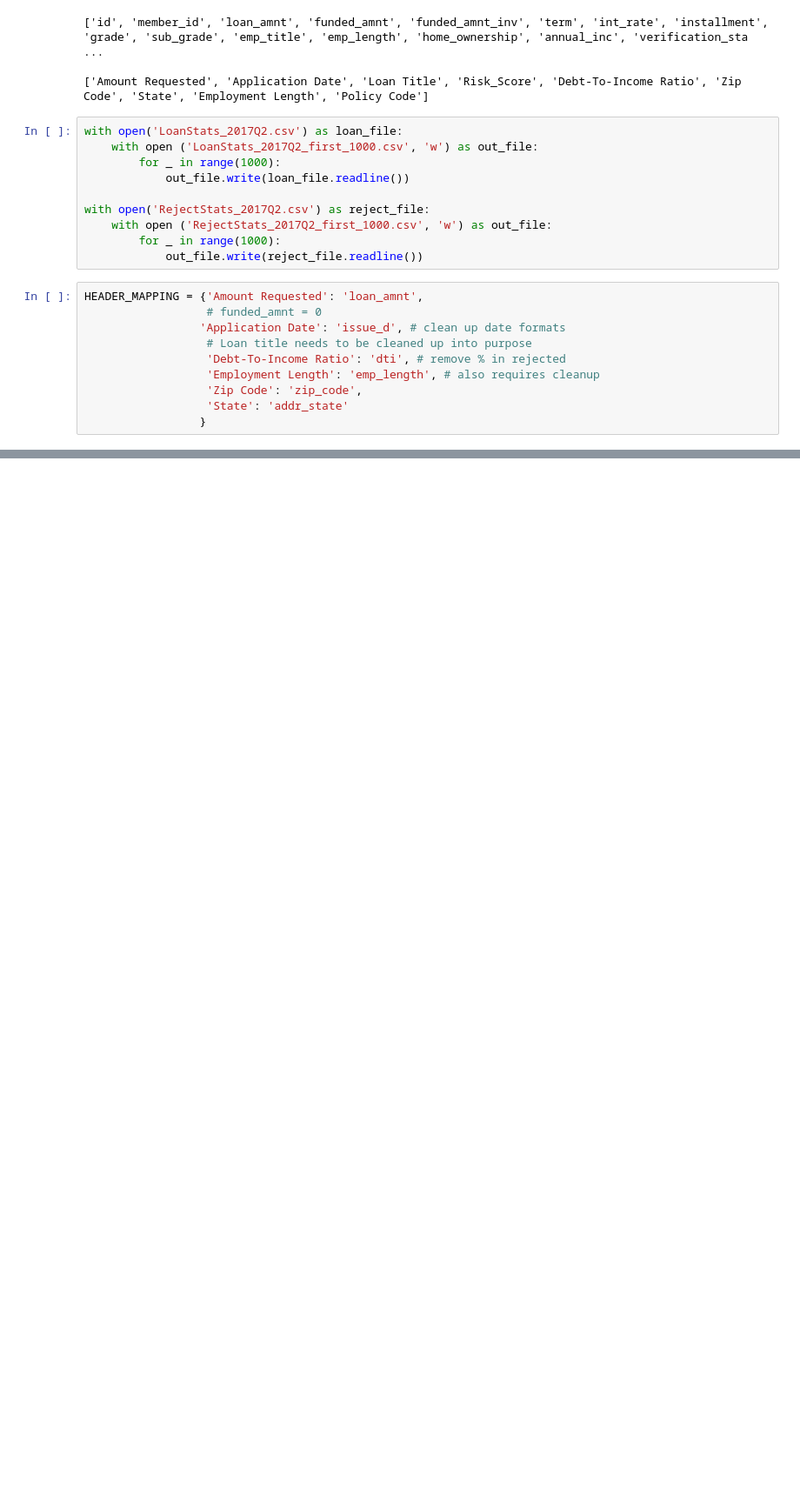
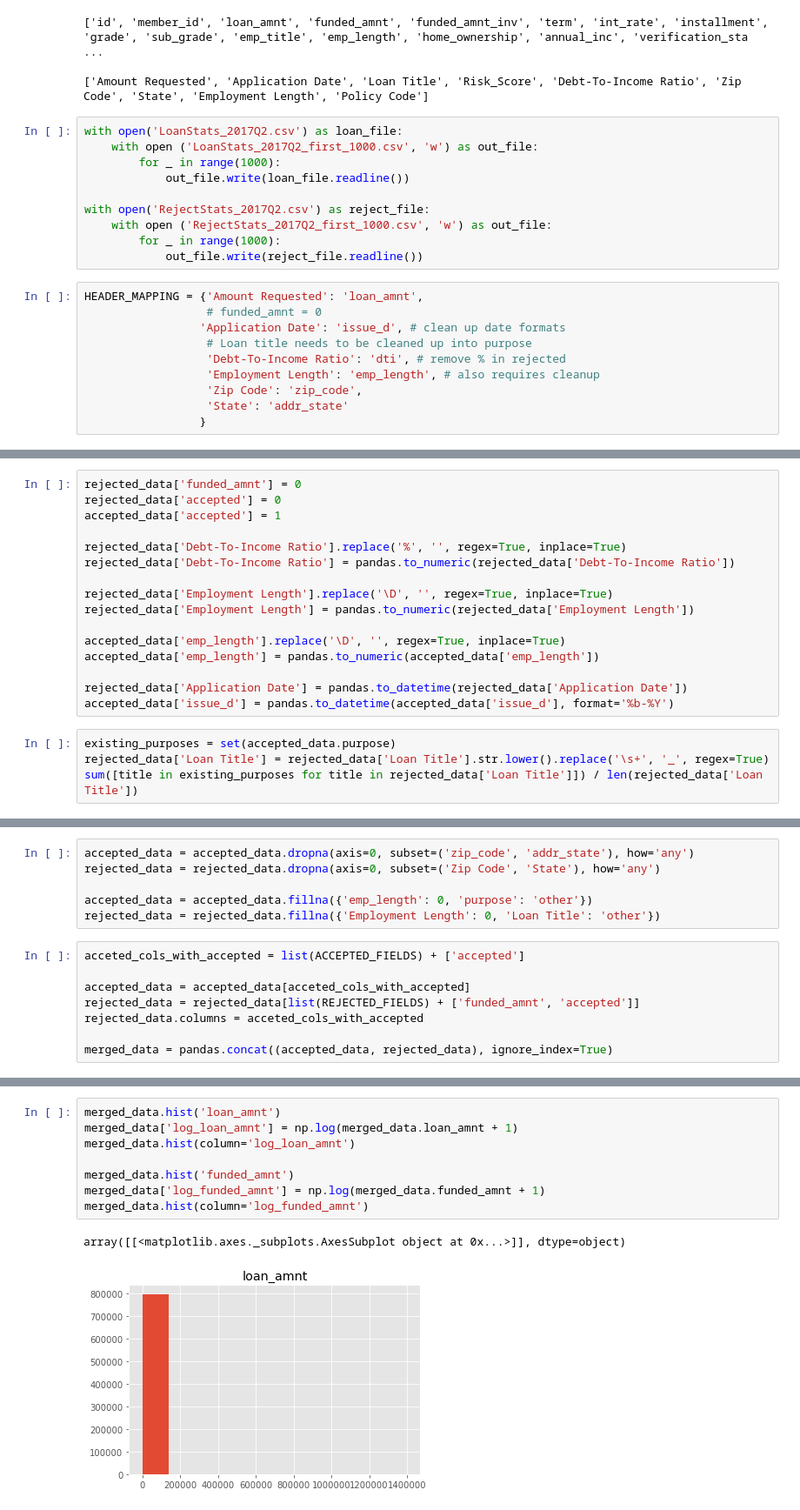
Before and after one commit to guydav/minerva, a Jupyter notebook: notebooks/CS156/3.X Lending Club.ipynb, the cells around one changed output, grey strips where cells are left out. Shown: that part at 87% size. Drawn from its saved outputs; the diff is of its cells as text; blank space fills up the shorter version.

```diff
--- a/notebooks/CS156/3.X Lending Club.ipynb
+++ b/notebooks/CS156/3.X Lending Club.ipynb
@@ -56,0 +75,20 @@ HEADER_MAPPING = {'Amount Requested': 'loan_amnt',
+# %%
+rejected_data['funded_amnt'] = 0
+rejected_data['accepted'] = 0
+accepted_data['accepted'] = 1
+
+rejected_data['Debt-To-Income Ratio'].replace('%', '', regex=True, inplace=True)
+rejected_data['Debt-To-Income Ratio'] = pandas.to_numeric(rejected_data['Debt-To-Income Ratio'])
+
+rejected_data['Employment Length'].replace('\D', '', regex=True, inplace=True)
+rejected_data['Employment Length'] = pandas.to_numeric(rejected_data['Employment Length'])
+
+accepted_data['emp_length'].replace('\D', '', regex=True, inplace=True)
+accepted_data['emp_length'] = pandas.to_numeric(accepted_data['emp_length'])
+
+rejected_data['Application Date'] = pandas.to_datetime(rejected_data['Application Date'])
+accepted_data['issue_d'] = pandas.to_datetime(accepted_data['issue_d'], format='%b-%Y')
+# %%
+existing_purposes = set(accepted_data.purpose)
+rejected_data['Loan Title'] = rejected_data['Loan Title'].str.lower().replace('\s+', '_', regex=True)
+sum([title in existing_purposes for title in rejected_data['Loan Title']]) / len(rejected_data['Loan Title'])
@@ -56,0 +124,14 @@ HEADER_MAPPING = {'Amount Requested': 'loan_amnt',
+# %%
+accepted_data = accepted_data.dropna(axis=0, subset=('zip_code', 'addr_state'), how='any')
+rejected_data = rejected_data.dropna(axis=0, subset=('Zip Code', 'State'), how='any')
+
+accepted_data = accepted_data.fillna({'emp_length': 0, 'purpose': 'other'})
+rejected_data = rejected_data.fillna({'Employment Length': 0, 'Loan Title': 'other'})
+# %%
+acceted_cols_with_accepted = list(ACCEPTED_FIELDS) + ['accepted']
+
+accepted_data = accepted_data[acceted_cols_with_accepted]
+rejected_data = rejected_data[list(REJECTED_FIELDS) + ['funded_amnt', 'accepted']]
+rejected_data.columns = acceted_cols_with_accepted
+
+merged_data = pandas.concat((accepted_data, rejected_data), ignore_index=True)
@@ -56,0 +156,11 @@ HEADER_MAPPING = {'Amount Requested': 'loan_amnt',
+# %%
+merged_data.hist('loan_amnt')
+merged_data['log_loan_amnt'] = np.log(merged_data.loan_amnt + 1)
+merged_data.hist(column='log_loan_amnt')
+
+merged_data.hist('funded_amnt')
+merged_data['log_funded_amnt'] = np.log(merged_data.funded_amnt + 1)
+merged_data.hist(column='log_funded_amnt')
+# %% [output]
+array([[<matplotlib.axes._subplots.AxesSubplot object at 0x...>]], dtype=object)
+[figure, added]
```
Also changed, not shown: parts of 41 cells of this notebook, 2 other files.
